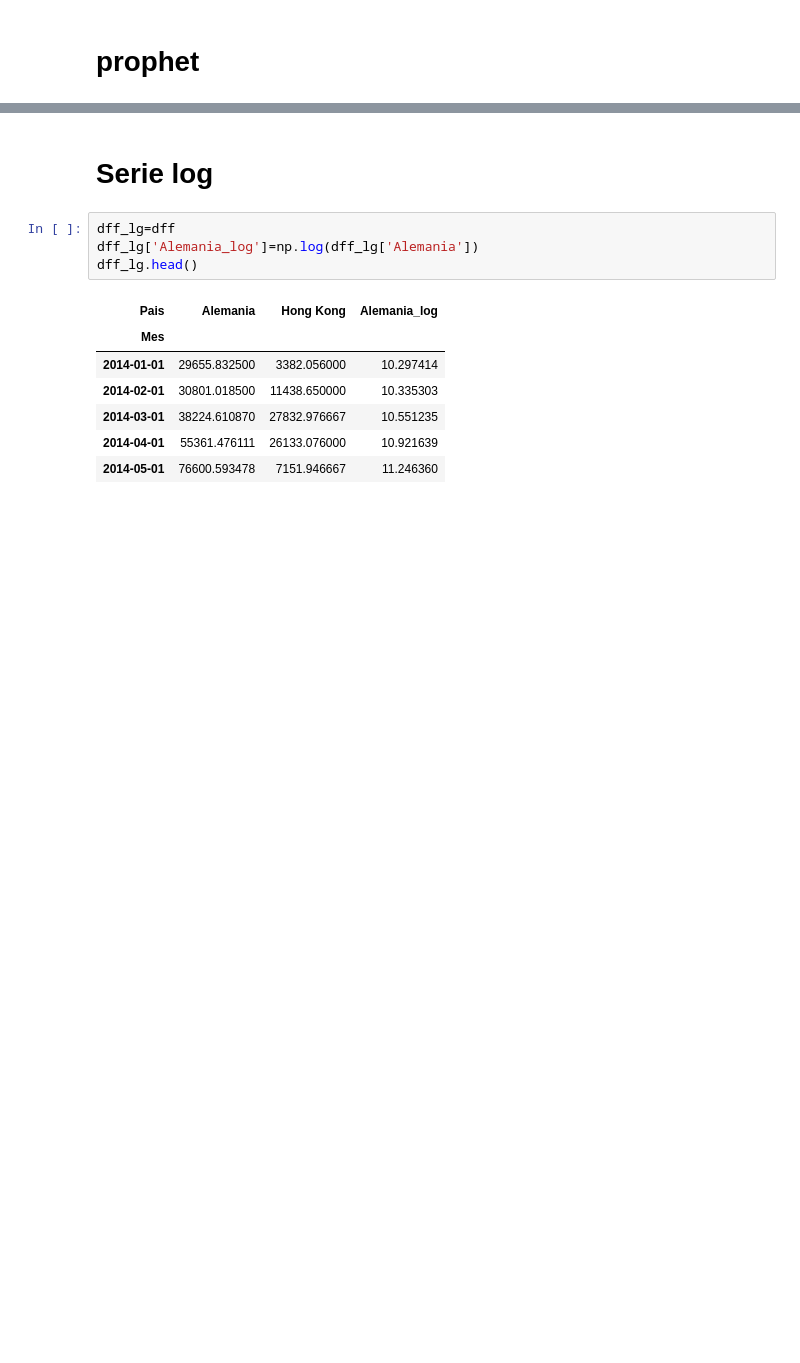
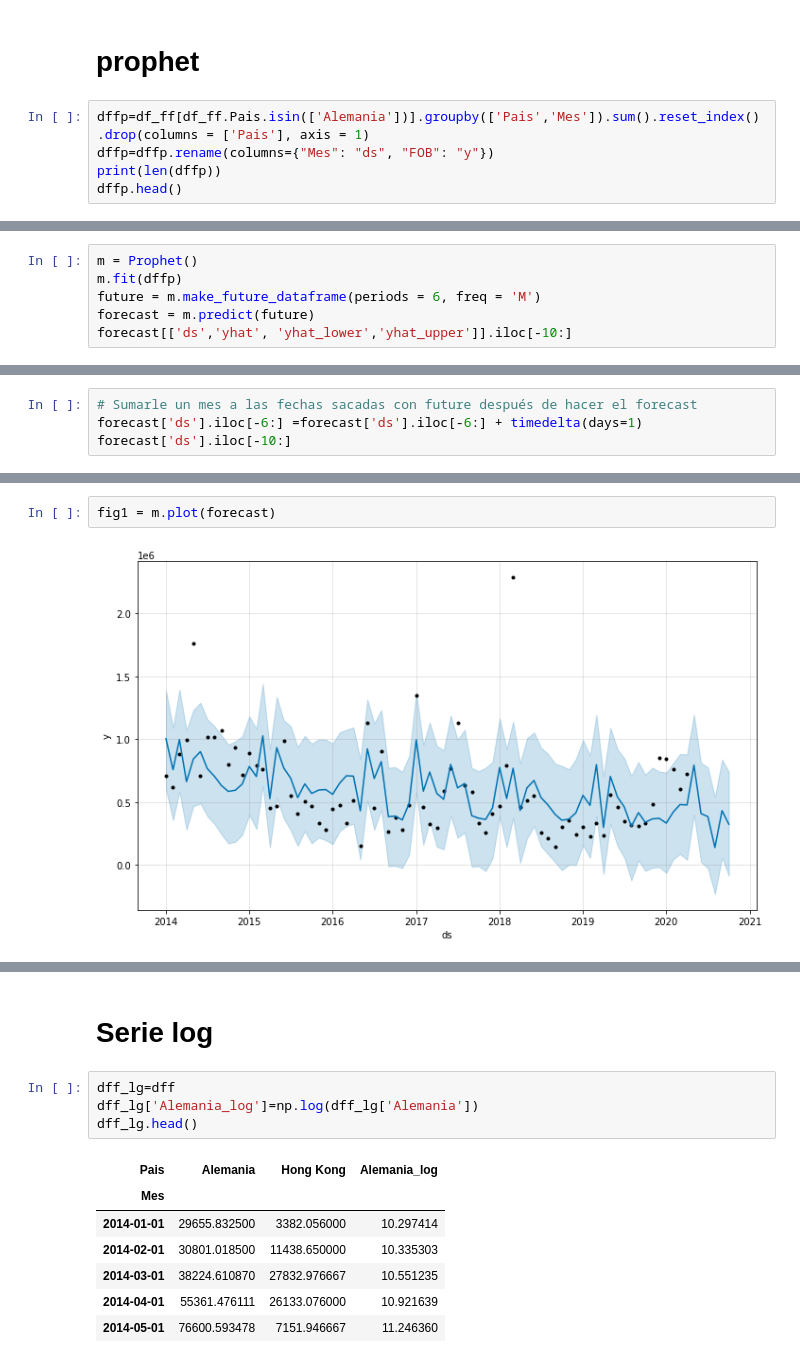
Before and after one commit to halepz/Proyecto_1_MAAD, a Jupyter notebook: Proyecto 1 (Paises).ipynb, the cells around one changed output, grey strips where cells are left out. Saved outputs shown, nothing was run; the diff lists cells and outputs as text; blank space fills up the shorter version.

Commit message:
Se realizan los calculos con prophet

```diff
--- a/Proyecto 1 (Paises).ipynb
+++ b/Proyecto 1 (Paises).ipynb
@@ -515,2 +585,7 @@ for m in range(len(p)):
 # %% [markdown]
 # prophet
+# %%
+dffp=df_ff[df_ff.Pais.isin(['Alemania'])].groupby(['Pais','Mes']).sum().reset_index().drop(columns = ['Pais'], axis = 1)
+dffp=dffp.rename(columns={"Mes": "ds", "FOB": "y"})
+print(len(dffp))
+dffp.head()
@@ -516,0 +600,6 @@ for m in range(len(p)):
+# %%
+m = Prophet()
+m.fit(dffp)
+future = m.make_future_dataframe(periods = 6, freq = 'M')
+forecast = m.predict(future)
+forecast[['ds','yhat', 'yhat_lower','yhat_upper']].iloc[-10:]
@@ -516,0 +620,4 @@ for m in range(len(p)):
+# %%
+# Sumarle un mes a las fechas sacadas con future después de hacer el forecast
+forecast['ds'].iloc[-6:] =forecast['ds'].iloc[-6:] + timedelta(days=1)
+forecast['ds'].iloc[-10:]
@@ -516,0 +636,4 @@ for m in range(len(p)):
+# %%
+fig1 = m.plot(forecast)
+# %% [output]
+[figure, added]
```
Also changed, not shown: parts of 17 cells of this notebook, 2 other files.
